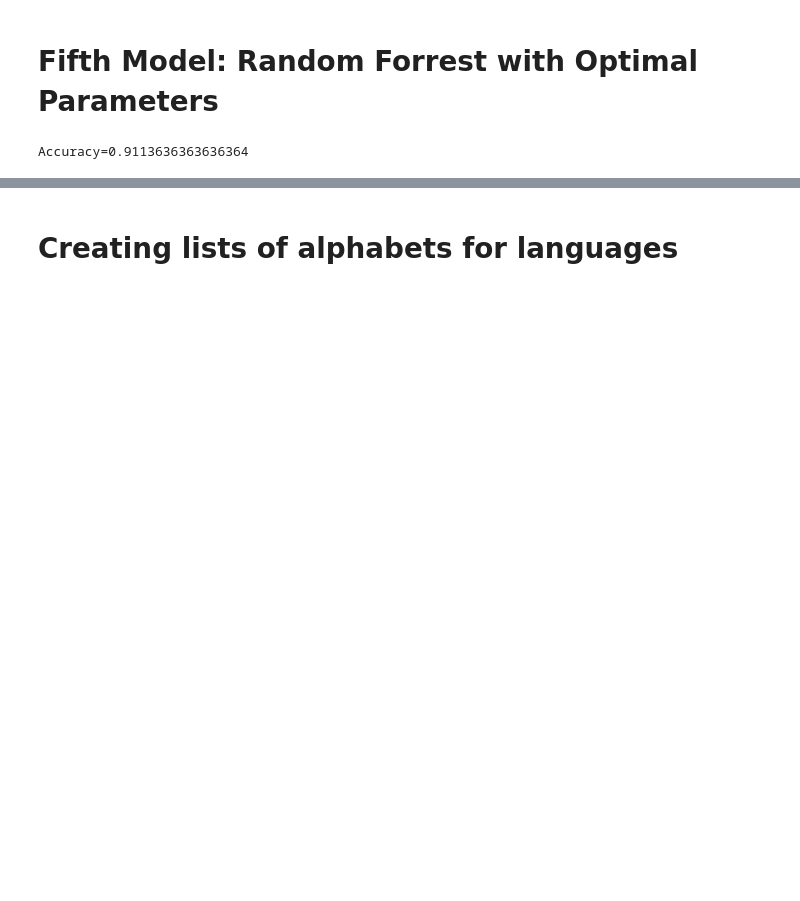
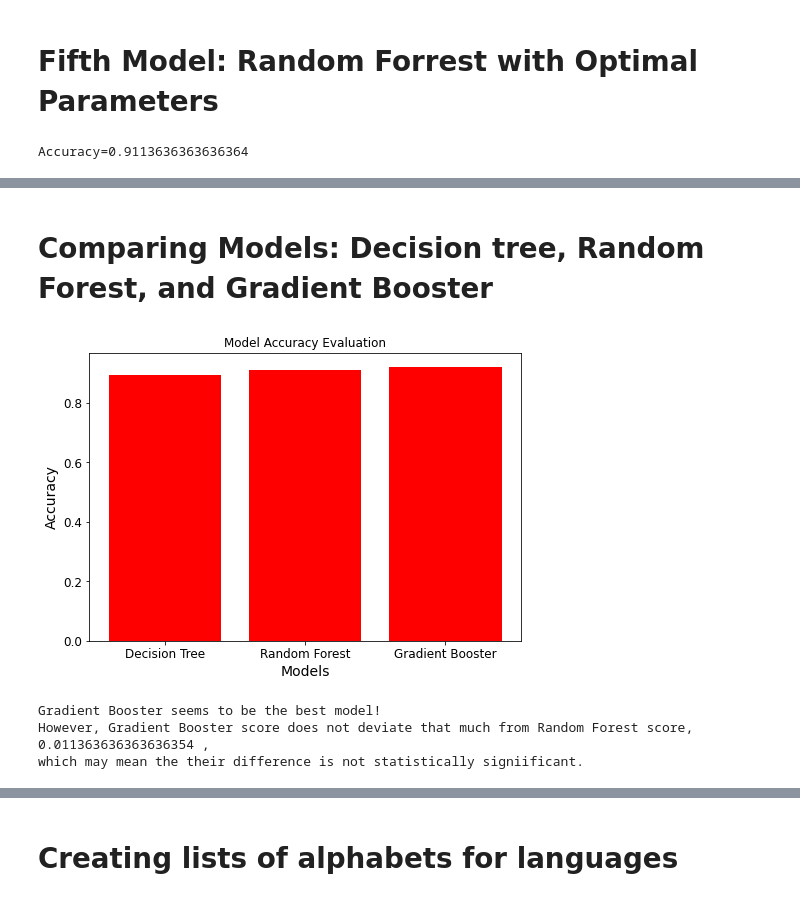
Before and after one commit to EasternUniversity/CSCI405-Language-Detection, a Jupyter notebook: Language_Detector_Jesse-2.ipynb, the cells around one changed output, grey strips where cells are left out. Saved outputs shown, nothing was run; the diff lists cells and outputs as text; code cells hidden in the pictures; blank space fills up the shorter version.

```diff
--- a/Language_Detector_Jesse-2.ipynb
+++ b/Language_Detector_Jesse-2.ipynb
@@ -526,0 +948,27 @@ Accuracy=0.4152272727272727
+# %% [markdown]
+# Comparing Models: Decision tree, Random Forest, and Gradient Booster
+# %%
+import matplotlib.pyplot as plt
+
+# construct figure
+fig = plt.figure()
+ax = fig.add_axes([0,0,1,1])
+
+# model names and corresponding scores
+model_names = ['Decision Tree', 'Random Forest', 'Gradient Booster']
+acc_scores = [0.8934090909090909,0.9113636363636364, 0.9227272727272727]
+
+# construct bar plot
+ax.bar(model_names,acc_scores, color = "red")
+plt.xlabel('Models')
+plt.ylabel('Accuracy')
+plt.title('Model Accuracy Evaluation')
+plt.show()
+print("Gradient Booster seems to be the best model!")
+print("However, Gradient Booster score does not deviate that much from Random Forest score,",0.9227272727272727-0.9113636363636364,",")
+print("which may mean the their difference is not statistically signiificant.")
+# %% [output]
+[figure, added]
+Gradient Booster seems to be the best model!
+However, Gradient Booster score does not deviate that much from Random Forest score, 0.011363636363636354 ,
+which may mean the their difference is not statistically signiificant.
```
Also changed, not shown: parts of 40 cells of this notebook, 1 other file.
